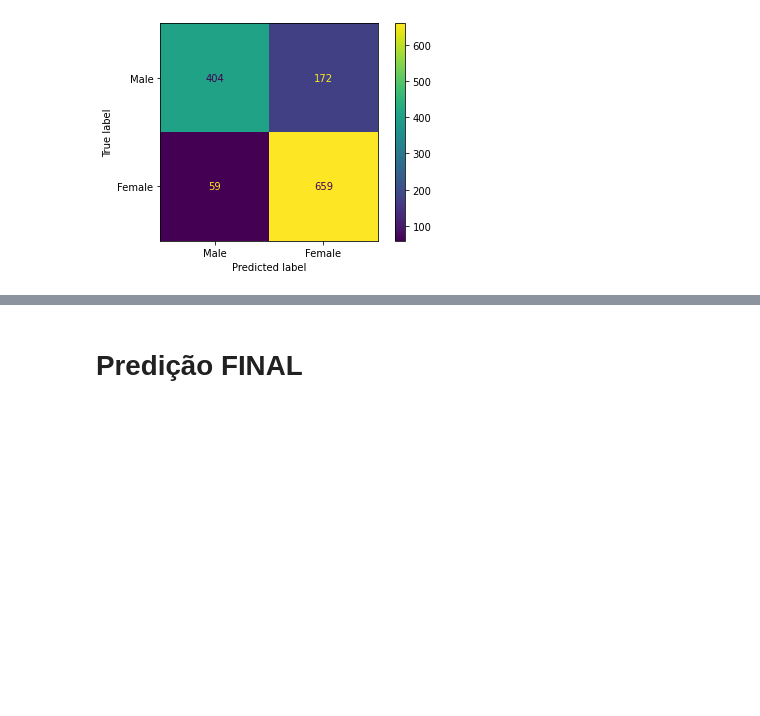
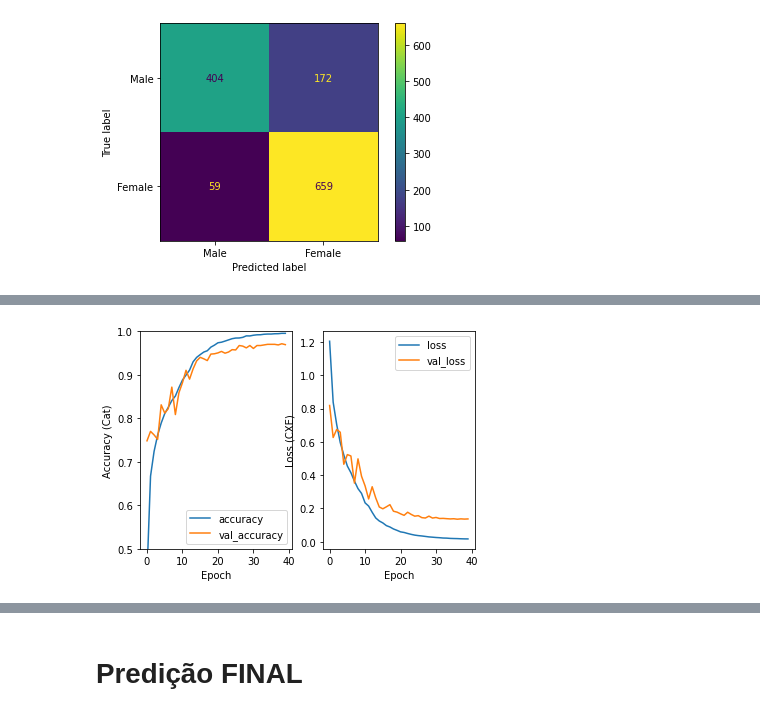
Before and after one commit to dysby/aaut, a Jupyter notebook: classification_prob2.ipynb, the cells around one changed output, grey strips where cells are left out. Saved outputs shown, nothing was run; the diff lists cells and outputs as text; code cells hidden in the pictures; blank space fills up the shorter version.

Commit message:
Refactor, Class Weights, Augmentation

```diff
--- a/classification_prob2.ipynb
+++ b/classification_prob2.ipynb
@@ -190,0 +169,16 @@ dict_keys(['loss', 'categorical_accuracy', 'val_loss', 'val_categorical_accuracy
+# %%
+# Duplicate African Class Images with augmentation
+africans = train_x[train_y==1]
+africans_augmented = data_augmentation(africans)
+# plt.imshow(africans_augmented[0])
+
+train_x_plus_africans_augmented = np.append(train_x, africans_augmented, axis=0)
+# print(train_x_plus_africans_augmented.shape)
+# print(train_x.shape)
+
+train_y_plus_africans_augmented = np.append(train_y, np.ones(len(africans_augmented)))
+train_y_cat_plus_africans = tf.keras.utils.to_categorical(train_y_plus_africans_augmented, 4)
+
+#class_weights_augmented = compute_class_weight(
+#    class_weight="balanced", classes=[0, 1, 2, 3], y=y_train
+#)
@@ -190,0 +190,63 @@ dict_keys(['loss', 'categorical_accuracy', 'val_loss', 'val_categorical_accuracy
+# %%
+# Generate the model:
+model = make_model()
+model.compile(
+    optimizer="adam",
+    loss=tf.keras.losses.CategoricalCrossentropy(),
+    metrics=[tf.keras.metrics.CategoricalAccuracy()],
+)
+
+## baseline
+# history = model.fit(
+#     train_x,
+#     train_y_cat,
+#     epochs=20,
+#     batch_size=10,
+#     validation_data=(test_x, test_y_cat),
+#     callbacks=[earlystop, ln_callback],
+#     class_weight=class_weight,
+# )
+
+# augmented african class
+history = model.fit(
+    train_x_plus_africans_augmented,
+    train_y_cat_plus_africans,
+    epochs=40,
+    batch_size=32,
+    validation_data=(test_x, test_y_cat),
+    callbacks=[earlystop, ln_callback],
+    class_weight=class_weight,
+)
+
+
+# Evaluate the model
+fig, (ax1, ax2) = plt.subplots(1, 2)
+ax1.plot(history.history["categorical_accuracy"], label="accuracy")
+ax1.plot(history.history["val_categorical_accuracy"], label="val_accuracy")
+ax1.set_xlabel("Epoch")
+ax1.set_ylabel("Accuracy (Cat)")
+ax1.set_ylim([0.5, 1])
+ax1.legend(loc="lower right")
+
+ax2.plot(history.history["loss"], label="loss")
+ax2.plot(history.history["val_loss"], label="val_loss")
+ax2.set_xlabel("Epoch")
+ax2.set_ylabel("Loss (CXE)")
+ax2.legend(loc="upper right")
+
+# test_loss, test_acc = model.evaluate(test_x,  test_y, verbose=2)
+# print(f"Test Loss: {test_loss:.3f} Test Accuracy {test_acc:.3f}")
+
+y_hat_test_cat = model.predict(test_x)
+y_hat_test = np.argmax(y_hat_test_cat, axis=-1)
+# test_loss, test_acc = mlp.evaluate(test_x,  test_y, verbose=2)
+
+ConfusionMatrixDisplay.from_predictions(
+    test_y, y_hat_test, display_labels=["Caucasian", "African", "Asian", "Indian"]
+)
+
+bacc = balanced_accuracy_score(test_y, y_hat_test)
+
+print(f"BACC = {bacc:.3f}")
+print("Y_hat shape:", y_hat_test.shape)
+# %% [output]
@@ -190,0 +270 @@ dict_keys(['loss', 'categorical_accuracy', 'val_loss', 'val_categorical_accuracy
+[figure, added]
```
Also changed, not shown: parts of 24 cells of this notebook.
